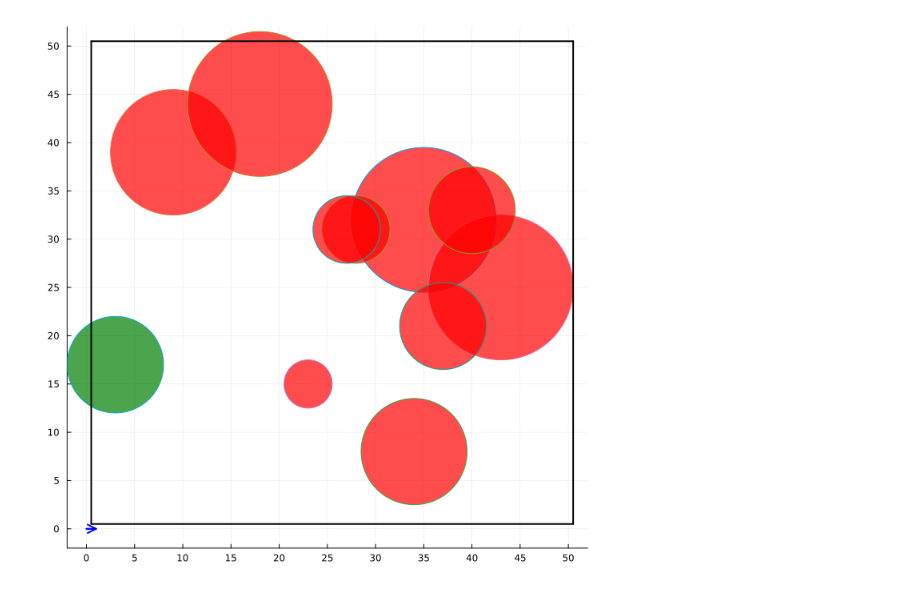
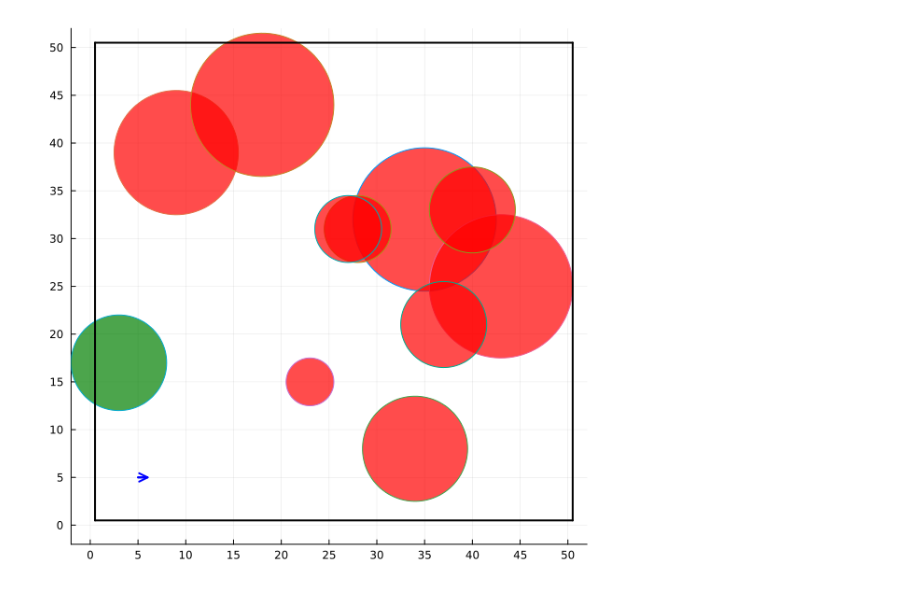
Before and after one commit to khyeonn/MDP-Drone, a Jupyter notebook: Drone2.ipynb, the cells around one changed output. Cells and saved outputs as stored; diff of their text form; code cells hidden in the pictures.

```diff
--- a/Drone2.ipynb
+++ b/Drone2.ipynb
@@ -41,7 +43,7 @@ struct Env
 end
 # %%
 # generate random obstacles
-function generate_obstacles(size::SVector{2, SVector{2, Float64}}, num_obstacles::Int64, goal::Circle)
+function generate_obstacles(size::SVector{2, SVector{2, Float32}}, num_obstacles::Int64, goal::Circle)
     obstacles = Vector{Circle}()
     min_radius= 2.5
     max_radius = 7.5
@@ -62,14 +64,14 @@ end;
 # %%
 # Define the Drone MDP.
 mutable struct DroneMDP <: MDP{DroneState, DroneAct}
-    v_max::Float64 # maximum velocity of Drone [m/s]
-    om_max::Float64 # maximum turn-rate of Drone [rad/s]
-    dt::Float64 # simulation time-step [s]
-    pen::Float64 # penalty for crash or out of bounds
-    time_pen::Float64 # penalty per time-step
-    goal_reward::Float64 # reward for reaching goal
-    discount::Float64
-    size::SVector{2, SVector{2, Float64}}
+    v_max::Float32 # maximum velocity of Drone [m/s]
+    om_max::Float32 # maximum turn-rate of Drone [rad/s]
+    dt::Float32 # simulation time-step [s]
+    pen::Float32 # penalty for crash or out of bounds
+    time_pen::Float32 # penalty per time-step
+    goal_reward::Float32 # reward for reaching goal
+    discount::Float32
+    size::SVector{2, SVector{2, Float32}}
     sspace::ContinuousDroneStateSpace
     num_obstacles::Int64
     goal::Circle
@@ -85,7 +87,7 @@ function DroneMDP(;
             time_pen=-1.0,
             goal_reward=100.0,
             discount=0.95,
-            size=SVector(SVector(0.0, 50.0), SVector(0.0, 50.0)),
+            size=SVector(SVector(Float32(0.0), Float32(50.0)), SVector(Float32(0.0),Float32( 50.0))),
             sspace=ContinuousDroneStateSpace(),
             num_obstacles=10,
             aspace=DroneActions())
@@ -201,7 +217,7 @@ end
 
 ##Render MDP
 function render(m::DroneMDP,s=DroneState(0.0, 0.0, 0.0, 0.0); show=true, t=nothing)
-    p = plot(size=(700, 700), xlim=(m.size[1][1]-2, m.size[1][2]+2), ylim=(m.size[2][1]-2, m.size[2][2]+2), legend=false)
+    p = plot(size=(600, 600), xlim=(m.size[1][1]-2, m.size[1][2]+2), ylim=(m.size[2][1]-2, m.size[2][2]+2), legend=false)
     xticks!(0:5:m.size[1][2]+1)
     yticks!(0:5:m.size[2][2]+1)
     for (i, obs) in enumerate(m.env.obstacles)
@@ -210,10 +226,10 @@ function render(m::DroneMDP,s=DroneState(0.0, 0.0, 0.0, 0.0); show=true, t=nothi
     plot_circle(m.env.goal.x, m.env.goal.y, m.env.goal.r,:green)
     quiver!([s[1]], [s[2]], quiver=[(1*cos(s[3]), 1*sin(s[3]))], color=:blue, arrow=true, linewidth=2)
 
-    plot!([m.size[1][1]+0.5, m.size[2][1]+0.5], [m.size[1][1]+0.5, m.size[2][2]+0.5], color=:black, linewidth=2)  # (0.5,0.5) to (0.5,10.5)
-    plot!([m.size[1][1]+0.5, m.size[2][2]+0.5], [m.size[1][1]+0.5, m.size[2][1]+0.5], color=:black, linewidth=2)  # (0.5,0.5) to (10.5,0.5)
-    plot!([m.size[1][1]+0.5, m.size[2][2]+0.5], [m.size[1][2]+0.5, m.size[2][2]+0.5], color=:black, linewidth=2)  # (0.5,10.5) to (10.5,10.5)
-    plot!([m.size[1][2]+0.5, m.size[2][2]+0.5], [m.size[1][2]+0.5, m.size[2][1]+0.5], color=:black, linewidth=2)  # (10.5,10.5) to (10.5,0.5)
+    plot!([m.size[1][1]+0.5, m.size[2][1]+0.5], [m.size[1][1]+0.5, m.size[2][2]+0.5], color=:black, linewidth=2)
+    plot!([m.size[1][1]+0.5, m.size[2][2]+0.5], [m.size[1][1]+0.5, m.size[2][1]+0.5], color=:black, linewidth=2)
+    plot!([m.size[1][1]+0.5, m.size[2][2]+0.5], [m.size[1][2]+0.5, m.size[2][2]+0.5], color=:black, linewidth=2)
+    plot!([m.size[1][2]+0.5, m.size[2][2]+0.5], [m.size[1][2]+0.5, m.size[2][1]+0.5], color=:black, linewidth=2)
     if !isnothing(t)
         annotate!(m.size[1][2]/2, m.size[2][2]-2, text("t=$t", :center, 12))
     end
@@ -222,8 +238,10 @@ function render(m::DroneMDP,s=DroneState(0.0, 0.0, 0.0, 0.0); show=true, t=nothi
         display(p)
     end
 end;
-# %%
-    m = DroneMDP()
-render(m)
-# %% [output]
-[figure, removed]
+# %%
+m = DroneMDP()
+s = DroneState(5,5,0.0,false)
+re =0.0
+render(m,s)
+# %% [output]
+[figure, added]
```
Also changed, not shown: parts of 12 cells of this notebook, 6 other files.
